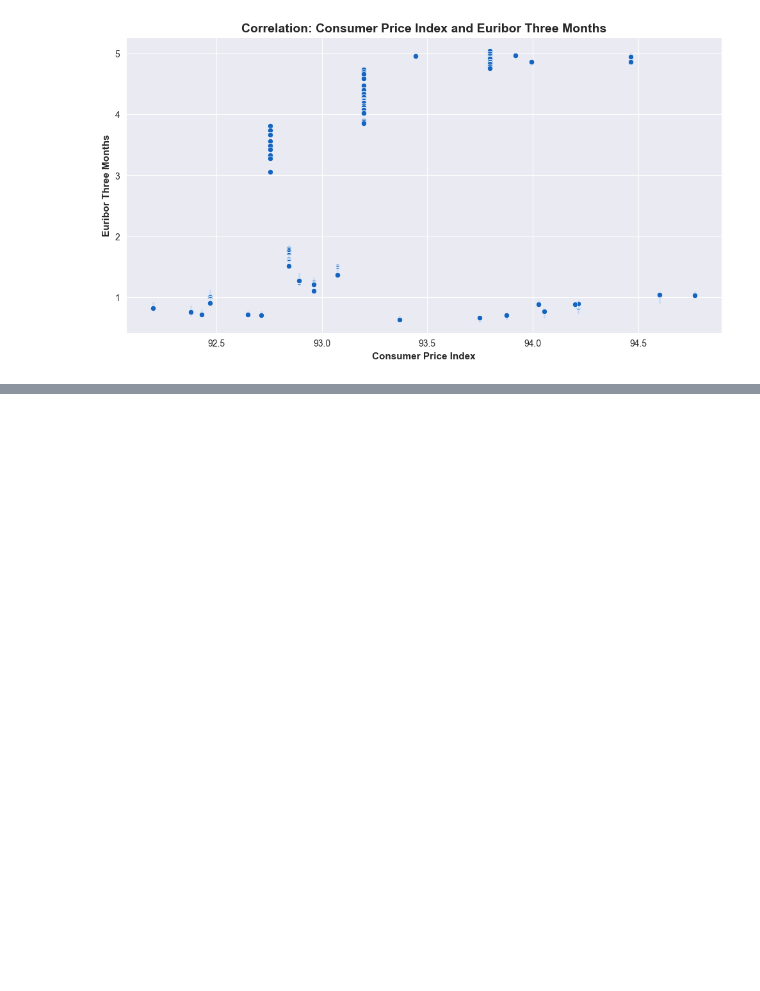
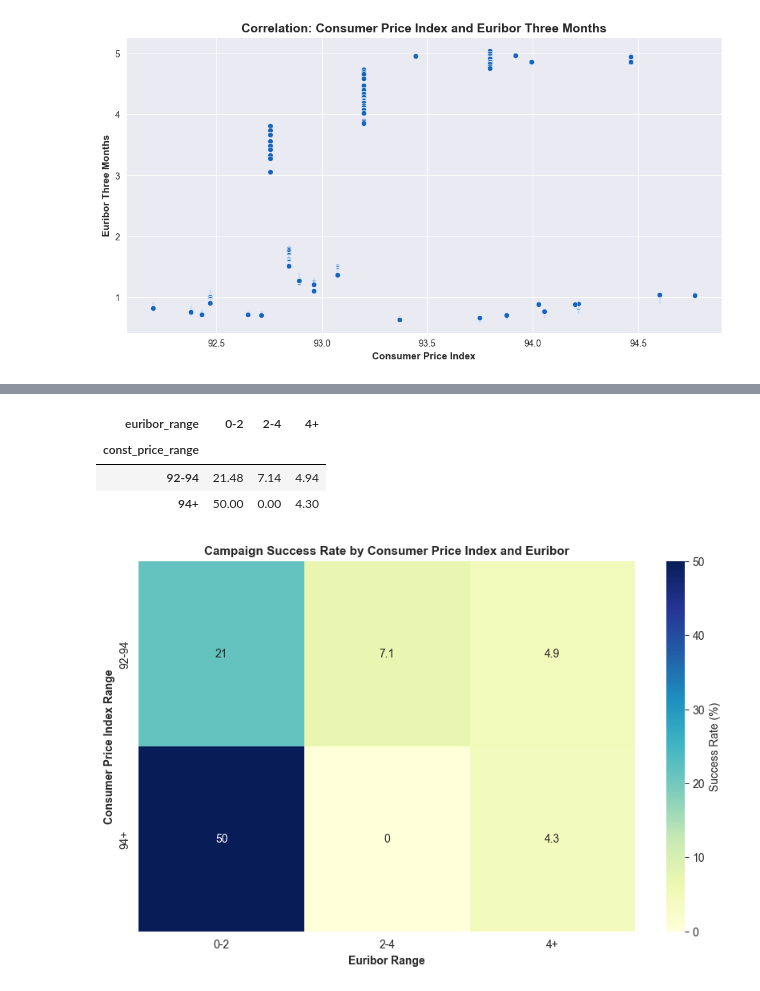
Before and after one commit to StephanieApaza/Bank_marketing_campaign, a Jupyter notebook: bank_marketing/bank_marketing.ipynb, the cells around one changed output, grey strips where cells are left out. Drawn from its saved outputs; the diff is of its cells as text; code cells hidden in the pictures; blank space fills up the shorter version.

Commit message:
Analyzing the impact of economic factors on current success campaign

```diff
--- a/bank_marketing/bank_marketing.ipynb
+++ b/bank_marketing/bank_marketing.ipynb
@@ -789,3 +801,7 @@ plt.ylabel("Euribor Three Months", fontsize=11, weight="bold")
 plt.show()
 # %% [output]
 [figure]
+# %%
+# Merging campaign and economics dataframes
+economics_campaign_df = campaign_df.merge(economics_df, on='client_id')
+economics_campaign_df.head(10)
@@ -791,0 +849,12 @@ plt.show()
+# %%
+# Creating constant price idx range column
+economics_campaign_df = economics_campaign_df.copy()
+
+ranges_price_idx = [0, 92, 94, np.inf]
+group_price_idx = ['0-92', '92-94', '94+']
+
+economics_campaign_df['const_price_range'] = pd.cut(economics_campaign_df['cons_price_idx'], bins=ranges_price_idx, labels=group_price_idx\
+,right= True,include_lowest=True)
+
+price_idx_clients = economics_campaign_df.groupby(['const_price_range','campaign_outcome'], observed=True).size().reset_index(name='count')
+price_idx_clients
@@ -791,0 +875,12 @@ plt.show()
+# %%
+# Efectiveness of const_price_idx and euribor_range
+# Grouping const_price_range, euribor_range and campaign_outcome
+euribor_const_price = (economics_campaign_df.groupby(['const_price_range','euribor_range','campaign_outcome']\
+,observed=False).size().reset_index(name='count'))
+
+# Calculating total of each group
+totals = (euribor_const_price.groupby(['const_price_range','euribor_range'], observed=True)['count'].transform('sum'))
+
+# New column of % rate sucess
+euribor_const_price['success_rate'] = round(euribor_const_price['count'] / totals *100,2)
+euribor_const_price
@@ -791,0 +905,21 @@ plt.show()
+# %%
+# % rate sucess of customers who accepted the loan
+success_only = euribor_const_price[euribor_const_price['campaign_outcome'] == True]
+euribor_const_price_range = success_only.pivot_table(values='success_rate', index='const_price_range'\
+,columns='euribor_range', fill_value=0, observed=True)
+euribor_const_price_range
+# %% [output]
+| euribor_range | 0-2 | 2-4 | 4+ |
+| const_price_range |  |  |  |
+| 92-94 | 21.48 | 7.14 | 4.94 |
+| 94+ | 50.00 | 0.00 | 4.30 |
+# %%
+# Graphic of the correlation euribor, const_price and success campaign
+plt.figure(figsize=(10,6))
+sns.heatmap(euribor_const_price_range, annot=True, cmap='YlGnBu', cbar_kws={'label':'Success Rate (%)'})
+plt.title("Campaign Success Rate by Consumer Price Index and Euribor", fontsize=11, weight="bold")
+plt.xlabel("Euribor Range", fontsize=10, weight="bold")
+plt.ylabel("Consumer Price Index Range", fontsize=10, weight="bold")
+plt.show()
+# %% [output]
+[figure, added]
```
Also changed, not shown: parts of 9 cells of this notebook.
